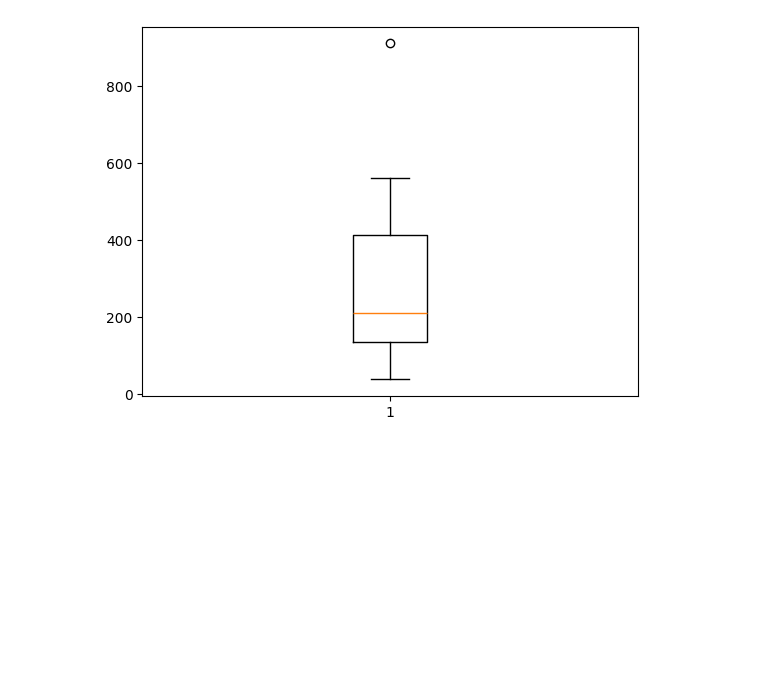
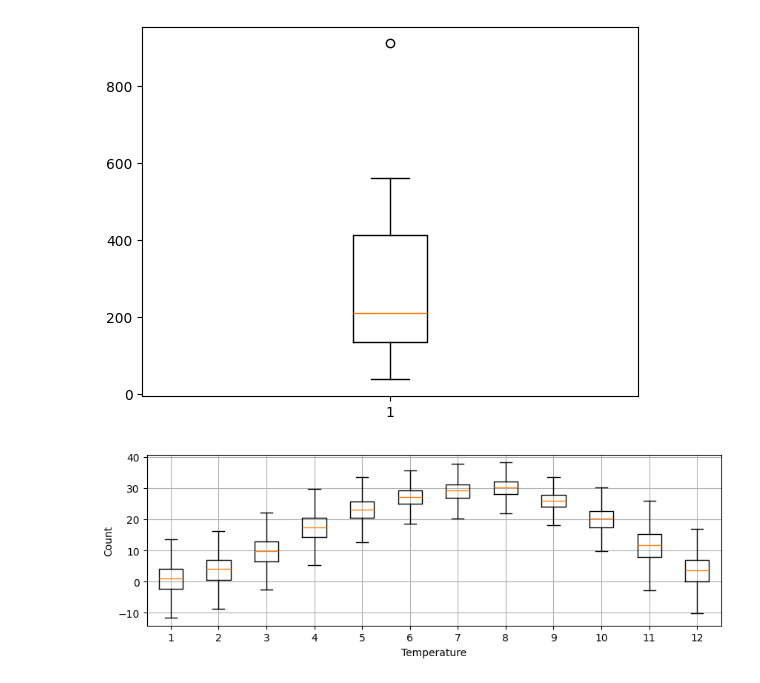
Before and after one commit to Manggee/Data_visualization, a Jupyter notebook: Lecture_04/Chapter_03.ipynb, the cells around one changed output. Cells and saved outputs as stored; diff of their text form; code cells hidden in the pictures; blank space fills up the shorter version.

```diff
--- a/Lecture_04/Chapter_03.ipynb
+++ b/Lecture_04/Chapter_03.ipynb
@@ -116,3 +116,26 @@ plt.show()
 # %% [output]
 [38, 38, 128, 156, 206, 214, 350, 435, 561, 911]
 [figure]
+# %%
+import csv
+f = open('seoul.csv', 'r', encoding='cp949')
+data = csv.reader(f)
+
+header = next(data)
+       # 1월,2월....
+month = [[],[],[],[],[],[],[],[],[],[],[],[]] # 12개의 빈 리스트 저장
+
+for row in data:
+    if row[4] != '':
+        month[int(row[0].split('-')[1])-1].append(float(row[4])) # 1을 왜 빼???? 나 이해 못했는데?????????
+
+f.close()
+
+plt.figure(figsize=[10,3])
+plt.boxplot(month, showfliers=False) # 이상치 제거
+plt.xlabel('Temperature')
+plt.ylabel('Count')
+plt.grid(True)
+plt.show()
+# %% [output]
+[figure, added]
```
Also changed, not shown: parts of 1 cell of this notebook, 6 other files.
